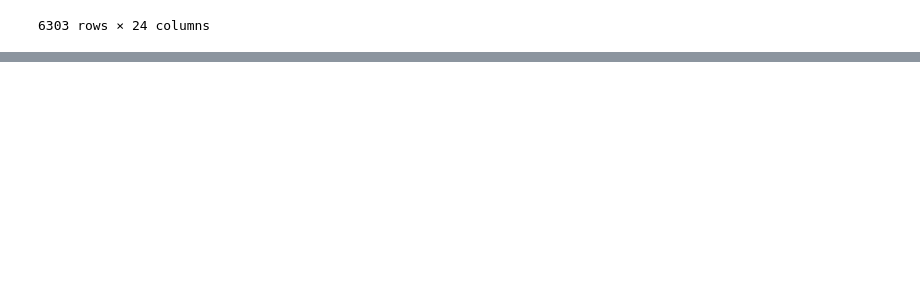
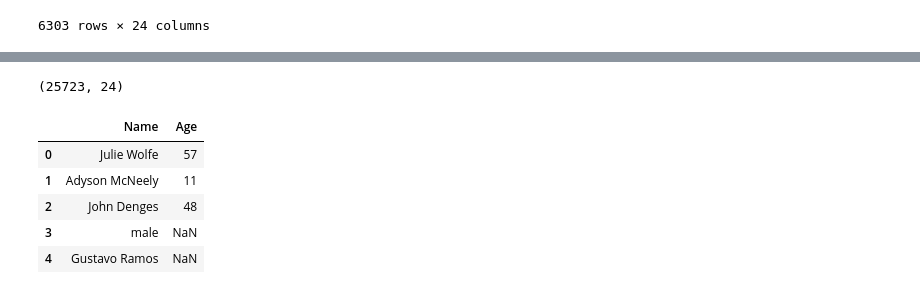
Before and after one commit to PaulaNuno/panda-sharks-attack, a Jupyter notebook: Pandas_sharks_attack.ipynb, the cells around one changed output, grey strips where cells are left out. Saved outputs shown, nothing was run; the diff lists cells and outputs as text; code cells hidden in the pictures; blank space fills up the shorter version.

```diff
--- a/Pandas_sharks_attack.ipynb
+++ b/Pandas_sharks_attack.ipynb
@@ -38,0 +57,14 @@ df.loc[:6302]
+# %%
+df.shape
+# %% [output]
+(25723, 24)
+# %%
+name_age = df[["Name","Age"]]
+name_age.head()
+# %% [output]
+|  | Name | Age |
+| 0 | Julie Wolfe | 57 |
+| 1 | Adyson McNeely | 11 |
+| 2 | John Denges | 48 |
+| 3 | male | NaN |
+| 4 | Gustavo Ramos | NaN |
```
Also changed, not shown: parts of 4 cells of this notebook.
